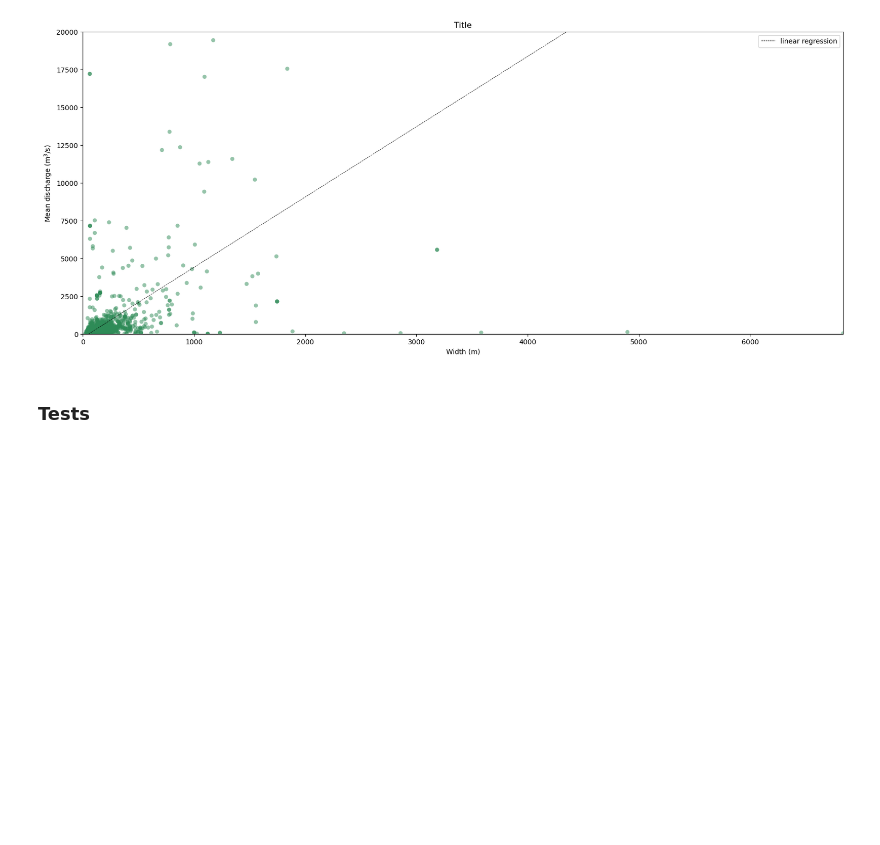
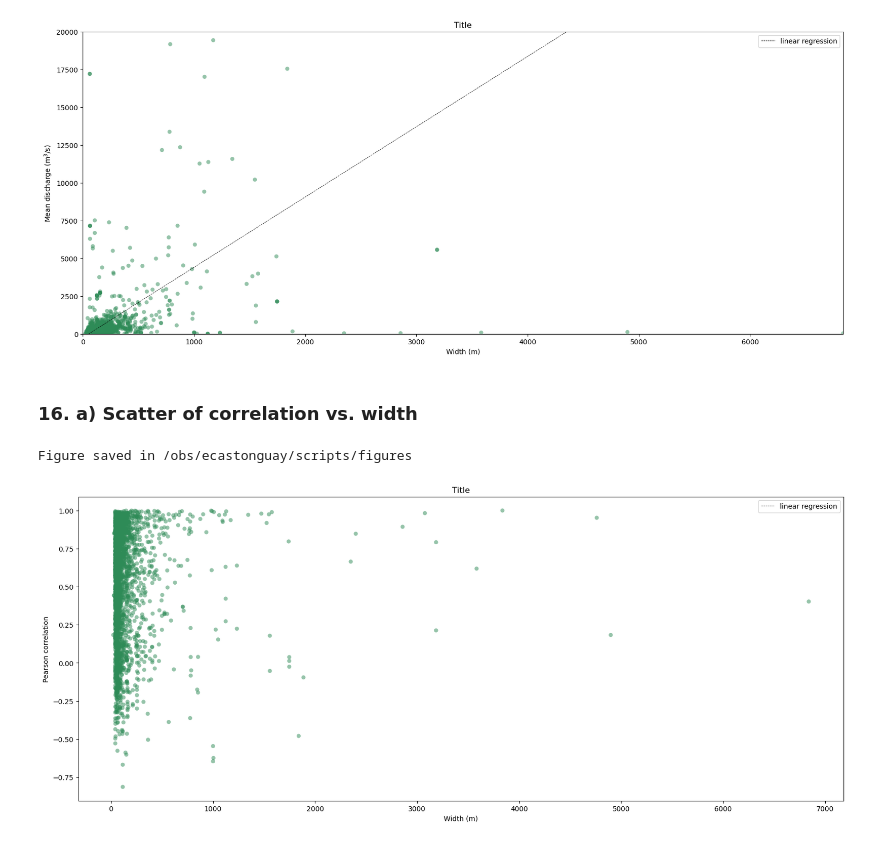
Before and after one commit to evecastonguay/Stage2026, a Jupyter notebook: discharge_dset.ipynb, the cells around one changed output. Drawn from its saved outputs; the diff is of its cells as text; code cells hidden in the pictures; blank space fills up the shorter version.

Commit message:
pdf of corr vs w

```diff
--- a/discharge_dset.ipynb
+++ b/discharge_dset.ipynb
@@ -1134,4 +1169,35 @@ plt.show()
 Figure saved in /obs/ecastonguay/scripts/figures
 [figure]
 # %% [markdown]
-### Tests
+### 16. a) Scatter of correlation vs. width
+# %%
+# Correlation
+corr = xr.corr(q_ol_s, q_ol_g, dim='time') # [tested]
+
+# Width
+# w_ol_swr
+
+# Scatter plot
+plt.figure(figsize=(20, 8))
+plt.scatter(w_ol_swr, corr, c='seagreen', alpha=0.5, edgecolors='none')
+
+"""# Linear regression
+ss, bb = np.polyfit(w_ol_swr, corr, deg=1)
+plt.axline(xy1=(0, bb), slope=ss, label=f'linear regression', color='k', linestyle='--', linewidth = 0.6)"""
+
+# Titles
+"""plt.ylim((0,20000))
+plt.xlim((0,np.nanmax(w_ol_swr)))"""
+plt.title("Title")
+plt.legend()
+plt.xlabel(r'Width (m)')
+plt.ylabel(r'Pearson correlation')
+
+# Save
+fig_name = f'corr_vs_w.png'
+plt.savefig(f'/obs/ecastonguay/scripts/figures/{fig_name}', dpi=400, bbox_inches='tight')
+print(f"Figure saved in /obs/ecastonguay/scripts/figures")
+plt.show()
+# %% [output]
+Figure saved in /obs/ecastonguay/scripts/figures
+[figure, added]
```
Also changed, not shown: parts of 8 cells of this notebook.
